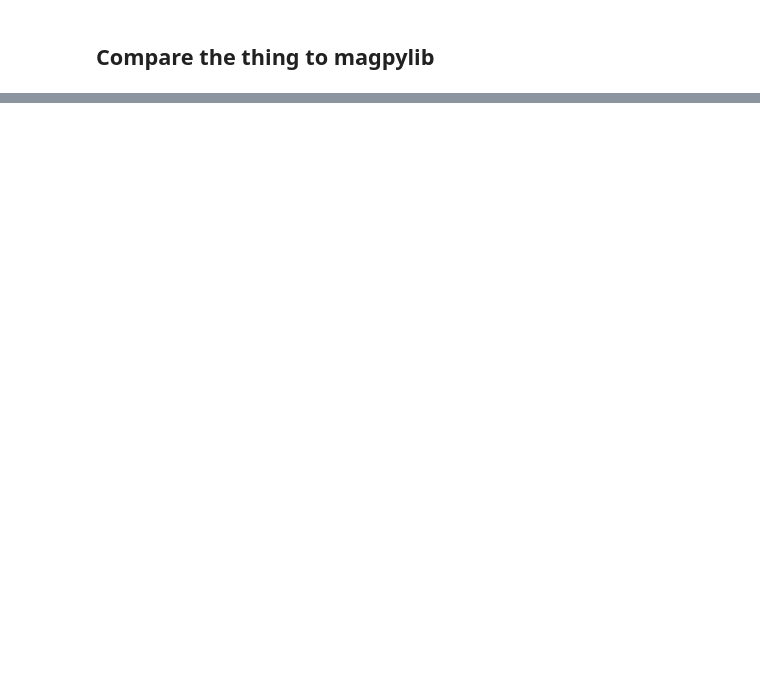
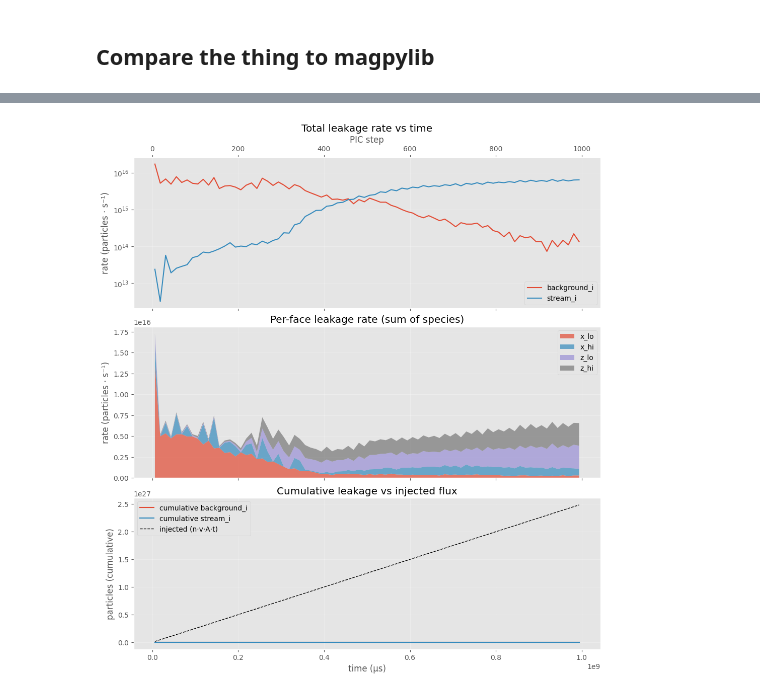
Before and after one commit to Justyunsart/WarpX_Polywell, a Jupyter notebook: inputs/coil 2D/postprocess.ipynb, the cells around one changed output, grey strips where cells are left out. Drawn from its saved outputs; the diff is of its cells as text; code cells hidden in the pictures; blank space fills up the shorter version.

```diff
--- a/inputs/coil 2D/postprocess.ipynb
+++ b/inputs/coil 2D/postprocess.ipynb
@@ -169,0 +542,56 @@ mp.show(C, backend="matplotlib")
+# %%
+if leakage is None:
+    print("[skip] no leakage data — re-run the notebook after the simulation "
+          "has written diags/scrape/.")
+else:
+    t_centers, t_edges, total, per_face, cumulative = leakage
+    t_us = t_centers * 1e6
+
+    fig, axes = plt.subplots(3, 1, figsize=(10, 11),
+                             sharex=True, constrained_layout=True)
+
+    # ---- (1) Total leakage rate per species ---------------------------------
+    for sp in SPECIES:
+        axes[0].plot(t_us, total[sp], label=sp, linewidth=1.5)
+    axes[0].set_ylabel("rate (particles · s⁻¹)")
+    axes[0].set_title("Total leakage rate vs time")
+    axes[0].set_yscale("symlog", linthresh=1.0)
+    axes[0].grid(alpha=0.3)
+    axes[0].legend(loc="best")
+
+    # ---- (2) Per-face stacked rate (both species combined) ------------------
+    faces = ("x_lo", "x_hi", "z_lo", "z_hi")
+    face_total = {f: sum(per_face[sp][f] for sp in SPECIES) for f in faces}
+    axes[1].stackplot(t_us,
+                      [face_total[f] for f in faces],
+                      labels=faces, alpha=0.7)
+    axes[1].set_ylabel("rate (particles · s⁻¹)")
+    axes[1].set_title("Per-face leakage rate (sum of species)")
+    axes[1].grid(alpha=0.3)
+    axes[1].legend(loc="upper right")
+
+    # ---- (3) Cumulative leakage, with injection reference -------------------
+    for sp in SPECIES:
+        axes[2].plot(t_us, cumulative[sp], label=f"cumulative {sp}",
+                     linewidth=1.5)
+    # Reference: undisturbed injected flux at the x_hi face. flux × area × t.
+    # 2D area = 2·Lz × 1 m (the suppressed y-direction). n·v must match the
+    # deck stream params in coil_2d.py (n_stream=1e19, v_drift=5e4).
+    injected_ref = 1.0e19 * 5.0e4 * (2.0 * Lz_DOMAIN) * t_centers
+    axes[2].plot(t_us, injected_ref, "k--",
+                 label="injected (n·v·A·t)", linewidth=1.0)
+    axes[2].set_xlabel("time (µs)")
+    axes[2].set_ylabel("particles (cumulative)")
+    axes[2].set_title("Cumulative leakage vs injected flux")
+    axes[2].grid(alpha=0.3)
+    axes[2].legend(loc="best")
+
+    # Top x-axis: PIC step number (step = time / const_dt)
+    def t_to_step(t):     return t * 1e-6 / dt_run
+    def step_to_t(step):  return step * dt_run * 1e6
+    sec_ax = axes[0].secondary_xaxis("top", functions=(t_to_step, step_to_t))
+    sec_ax.set_xlabel("PIC step")
+
+    plt.show()
+# %% [output]
+[figure, added]
```
Also changed, not shown: parts of 10 cells of this notebook, 3 other files.
